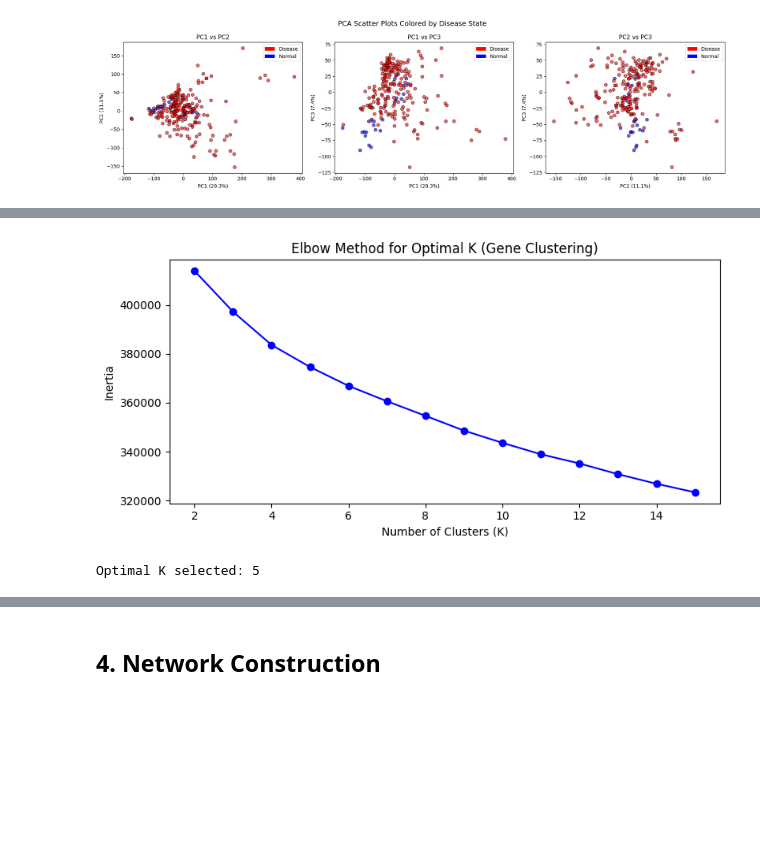
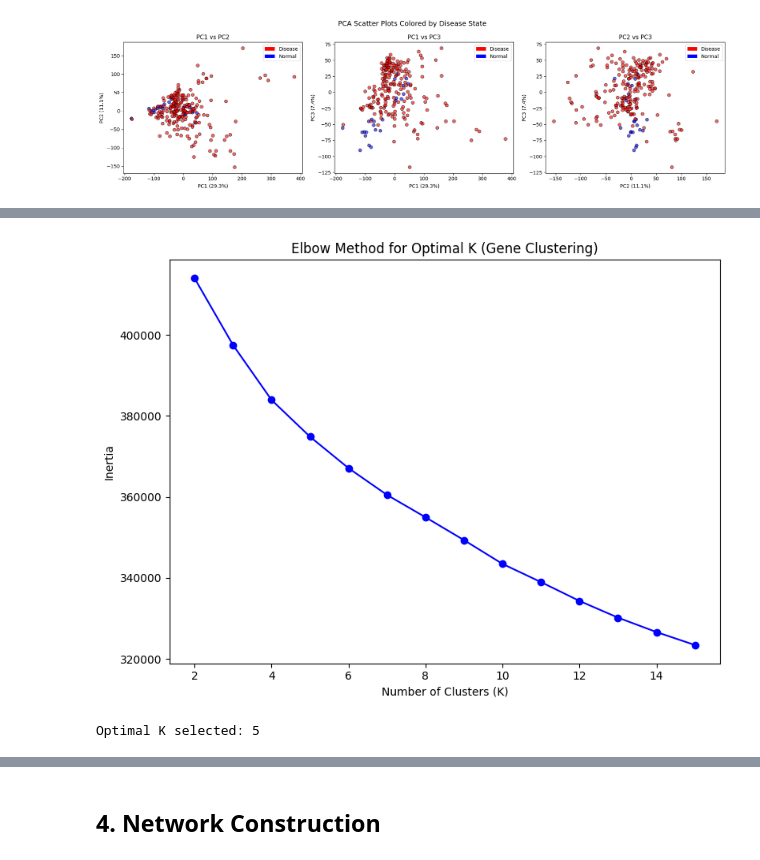
Before and after one commit to sa1K/BME-357-Final-Project, a Jupyter notebook: Project_code.ipynb, the cells around one changed output, grey strips where cells are left out. Saved outputs shown, nothing was run; the diff lists cells and outputs as text; code cells hidden in the pictures; blank space fills up the shorter version.

```diff
--- a/Project_code.ipynb
+++ b/Project_code.ipynb
@@ -267,33 +331,33 @@ plt.show()
 # %%
 from sklearn.cluster import KMeans
 
 # K-means clustering of GENES based on expression profiles
 # Genes as rows, samples as features
 X_genes = df_selected.values  # (n_genes x n_samples)
 
 # Elbow method
 inertias = []
 K_range = range(2, 16)
 for k in K_range:
     km = KMeans(n_clusters=k, random_state=42, n_init=10)
     km.fit(X_genes)
     inertias.append(km.inertia_)
 
-plt.figure(figsize=(8, 4))
+plt.figure(figsize=(8, 6))
 plt.plot(K_range, inertias, 'bo-')
 plt.xlabel('Number of Clusters (K)')
 plt.ylabel('Inertia')
 plt.title('Elbow Method for Optimal K (Gene Clustering)')
 plt.tight_layout()
 plt.show()
 
 # Select optimal K via maximum second derivative
 diffs = np.diff(inertias)
 diffs2 = np.diff(diffs)
 optimal_k = list(K_range)[np.argmax(diffs2) + 2]
 print(f"Optimal K selected: {optimal_k}")
 # %% [output]
-[figure, old version]
+[figure, new version]
 Optimal K selected: 5
 # %%
 # Apply K-means to cluster genes
```
Also changed, not shown: parts of 23 cells of this notebook.
